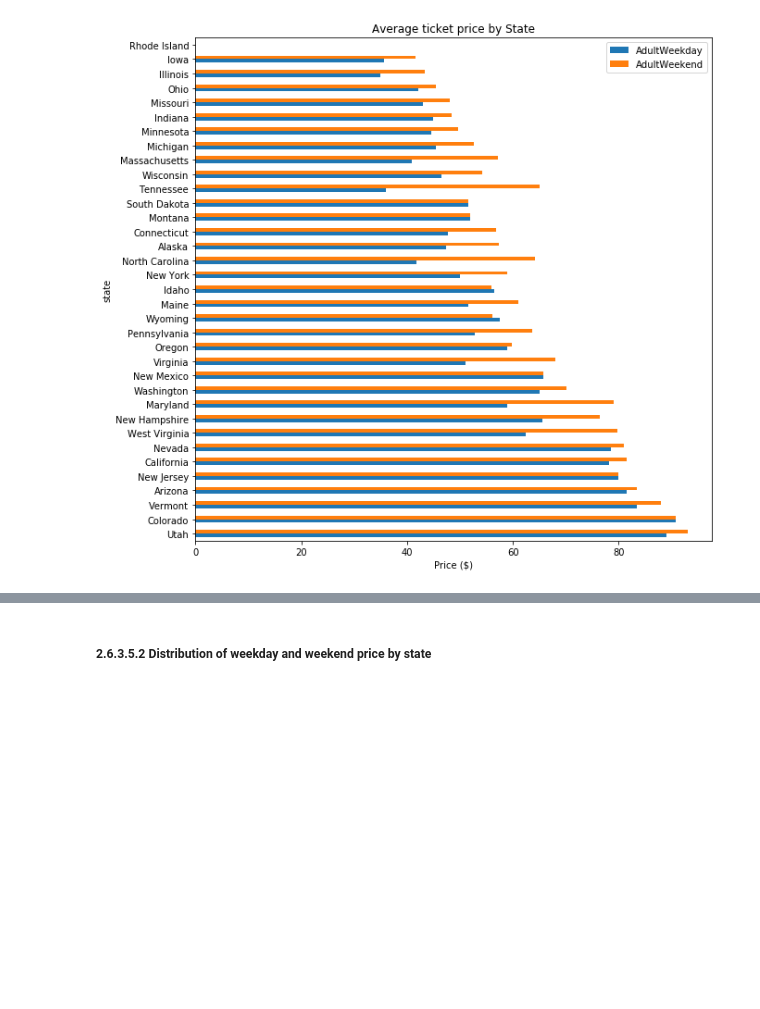
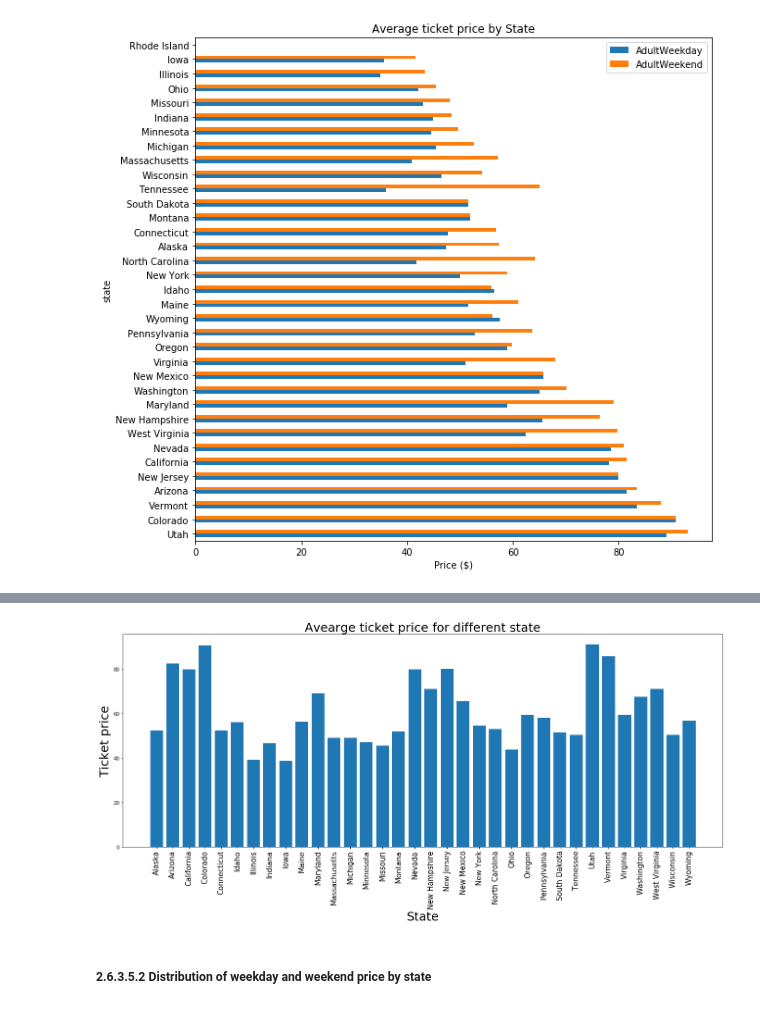
Before and after one commit to damayantinaik/DataScienceGuidedCapstone, a Jupyter notebook: Notebooks/02_data_wrangling.ipynb, the cells around one changed output, grey strips where cells are left out. Saved outputs shown, nothing was run; the diff lists cells and outputs as text; code cells hidden in the pictures; blank space fills up the shorter version.

```diff
--- a/Notebooks/02_data_wrangling.ipynb
+++ b/Notebooks/02_data_wrangling.ipynb
@@ -419,0 +428,3 @@ plt.xlabel('Price ($)');
+# %%
+state_price_means['StateAvgTicketprice'] = state_price_means.mean(axis = 1)
+state_price_means
@@ -419,0 +450,3 @@ plt.xlabel('Price ($)');
+# %%
+state_price_means_dropping_NaN = state_price_means.dropna(axis = 0)
+state_price_means_dropping_NaN
@@ -420,2 +512,12 @@ plt.xlabel('Price ($)');
+# %%
+fig = plt.figure(figsize = (22, 8))
+plt.bar(state_price_means_dropping_NaN.index.tolist(), state_price_means_dropping_NaN.StateAvgTicketprice)
+plt.xlabel('State', fontsize = 25)
+plt.ylabel('Ticket price', fontsize = 25)
+plt.title('Avearge ticket price for different state', fontsize = 25)
+plt.xticks(rotation = 90, fontsize = 15)
+plt.show()
+# %% [output]
+[figure, added]
 # %% [markdown]
 ##### 2.6.3.5.2 Distribution of weekday and weekend price by state<a id='2.6.3.5.2_Distribution_of_weekday_and_weekend_price_by_state'></a>
```
Also changed, not shown: parts of 35 cells of this notebook.
